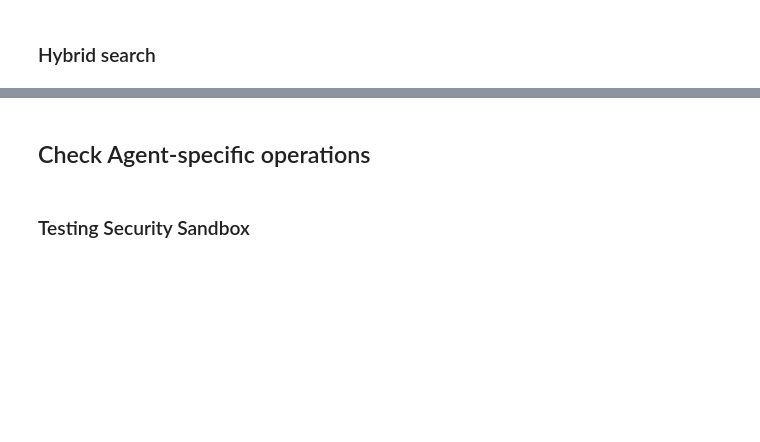
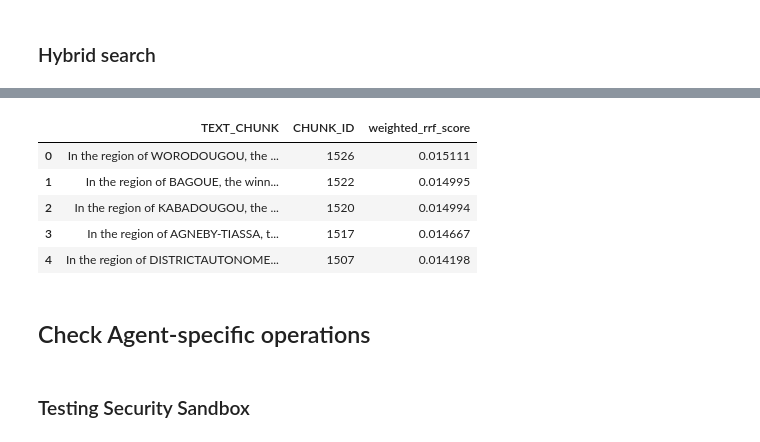
Before and after one commit to dric2018/chat-app, a Jupyter notebook: notebooks/chat_pipeline.ipynb, the cells around one changed output, grey strips where cells are left out. Cells and saved outputs as stored; diff of their text form; code cells hidden in the pictures; blank space fills up the shorter version.

```diff
--- a/notebooks/chat_pipeline.ipynb
+++ b/notebooks/chat_pipeline.ipynb
@@ -103,10 +152,10 @@ for text, chunk_id, score in results:
 # %% [markdown]
 ### Hybrid search
 # %%
-results = agent.db_client.hybrid_search(
+results = db_client.hybrid_search(
     query="Who was elected in Tiapoum region?",
     top_k=5
 )
 
-for text, chunk_id, score in results:
-    print(f"chunk_id {chunk_id}: \t[{score:.2f}] {text}")
+results
+# %% [output]
@@ -113,3 +165,9 @@ for text, chunk_id, score in results:
+|  | TEXT_CHUNK | CHUNK_ID | weighted_rrf_score |
+| 0 | In the region of WORODOUGOU, the ... | 1526 | 0.015111 |
+| 1 | In the region of BAGOUE, the winn... | 1522 | 0.014995 |
+| 2 | In the region of KABADOUGOU, the ... | 1520 | 0.014994 |
+| 3 | In the region of AGNEBY-TIASSA, t... | 1517 | 0.014667 |
+| 4 | In the region of DISTRICTAUTONOME... | 1507 | 0.014198 |
 # %% [markdown]
 ## Check Agent-specific operations
 # %% [markdown]
```
Also changed, not shown: parts of 29 cells of this notebook, 18 other files.
